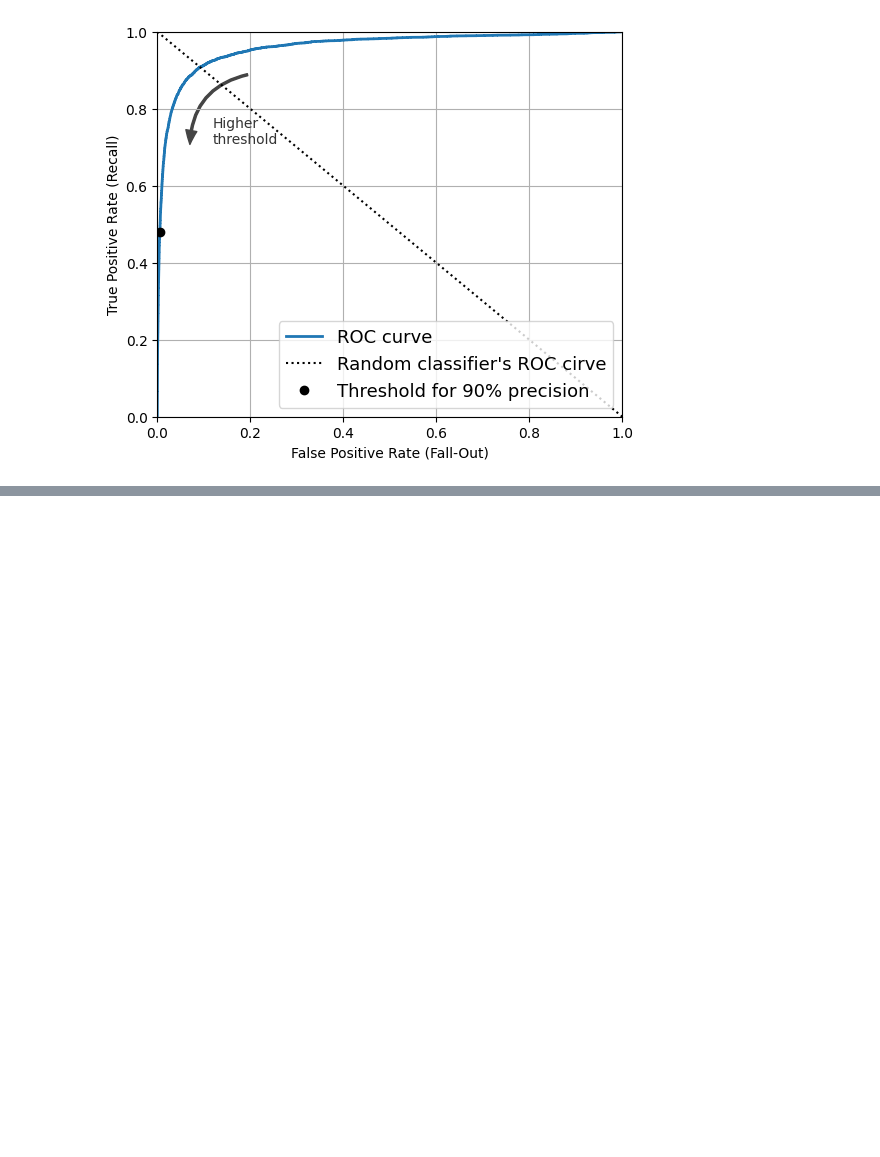
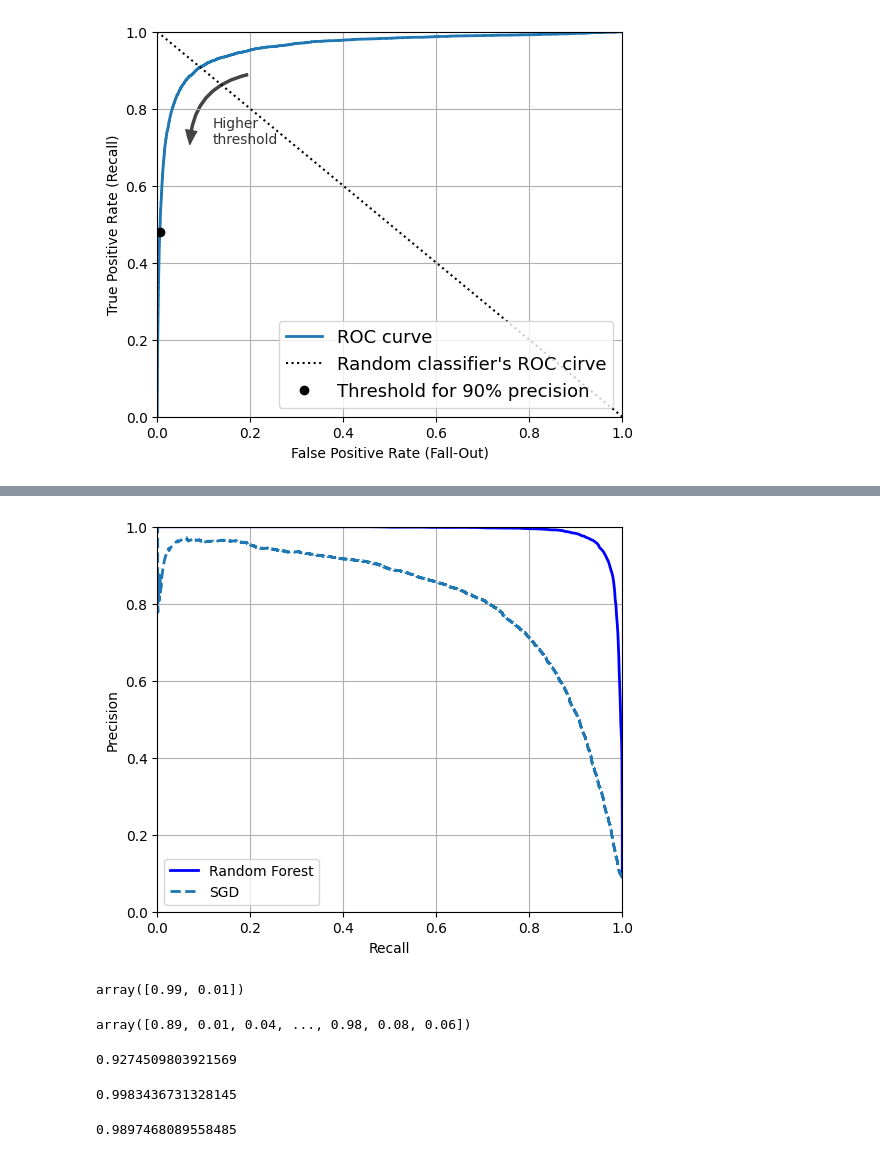
Before and after one commit to ArezooAalipanah/machine_learning3, a Jupyter notebook: HML3_ch3.ipynb, the cells around one changed output, grey strips where cells are left out. Drawn from its saved outputs; the diff is of its cells as text; code cells hidden in the pictures; blank space fills up the shorter version.

```diff
--- a/HML3_ch3.ipynb
+++ b/HML3_ch3.ipynb
@@ -490,0 +531,33 @@ plt.show()
+# %%
+plt.figure(figsize=(6,5))
+plt.plot(recalls_forest, precisions_forest, "b-", linewidth=2,
+         label="Random Forest")
+plt.plot(recalls, precisions, "--", linewidth=2, label="SGD")
+plt.xlabel("Recall")
+plt.ylabel("Precision")
+plt.axis([0,1, 0,1])
+plt.legend(loc="lower left")
+plt.grid()
+# %% [output]
+[figure, added]
+# %%
+y_probas_forest[1]
+# %% [output]
+array([0.99, 0.01])
+# %%
+y_probas_forest[:,1]
+# %% [output]
+array([0.89, 0.01, 0.04, ..., 0.98, 0.08, 0.06])
+# %%
+y_train_pred_forest = y_probas_forest[:,1]>=0.5 #positive proba>= 50%
+f1_score(y_train_5, y_train_pred_forest)
+# %% [output]
+0.9274509803921569
+# %%
+roc_auc_score(y_train_5, y_scores_forest)
+# %% [output]
+0.9983436731328145
+# %%
+precision_score(y_train_5, y_train_pred_forest)
+# %% [output]
+0.9897468089558485
```
Also changed, not shown: parts of 11 cells of this notebook.
